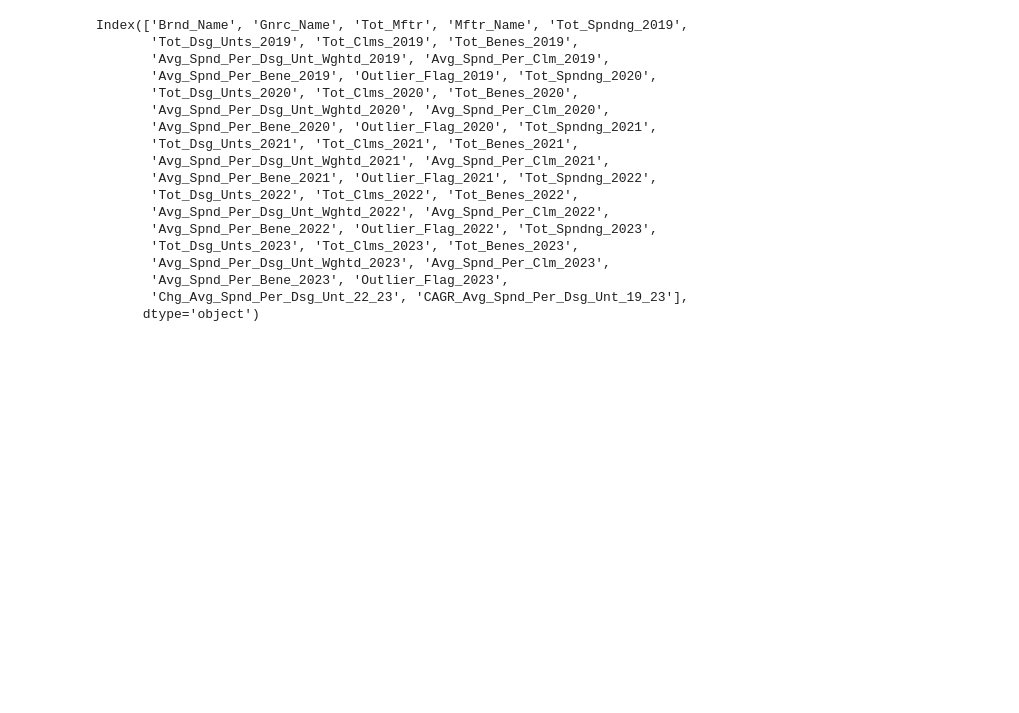
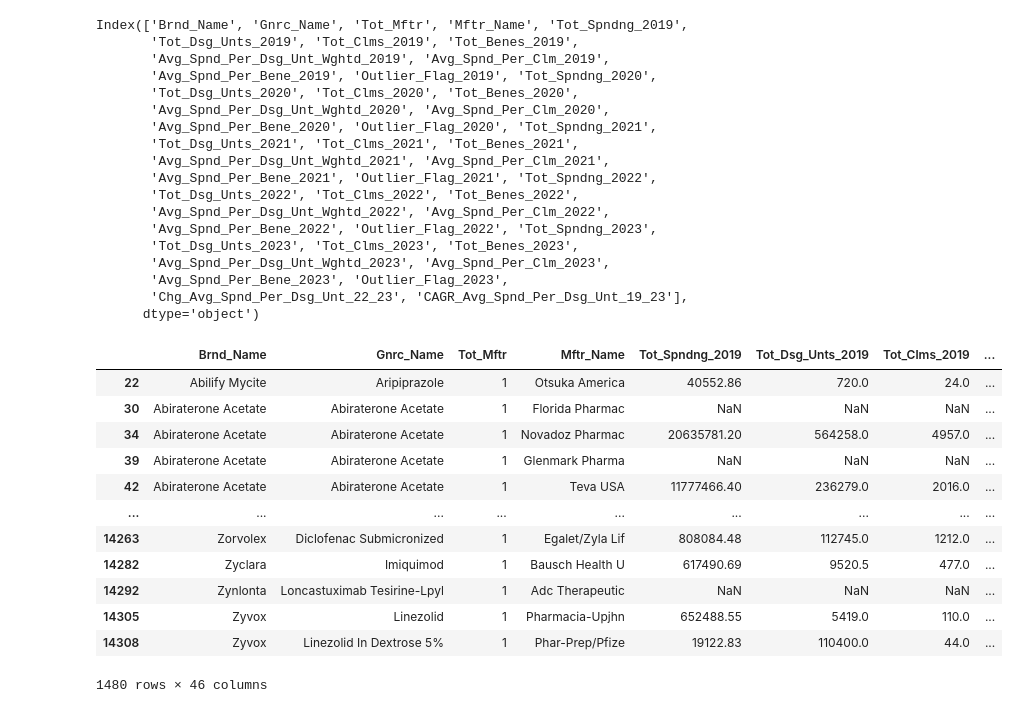
Before and after one commit to spyan27/ds4200_project, a Jupyter notebook: test.ipynb, the cells around one changed output. Drawn from its saved outputs; the diff is of its cells as text; code cells hidden in the pictures; blank space fills up the shorter version.

```diff
--- a/test.ipynb
+++ b/test.ipynb
@@ -62,3 +62,22 @@ fig.update_layout(
 fig.show()
 # %%
 # --- make a stacked bar chart for 2nd viz?
+# %%
+#first remove NaN values
+outlier_23_df = outlier_23_df.dropna(subset=['Mftr_Name']) # remove NaN values in Mftr_Name column
+outlier_23_df = outlier_23_df[outlier_23_df['Mftr_Name'] != 'Overall'] # remove rows where Mftr_Name is 'Overall'
+outlier_23_df
+# %% [output]
+|  | Brnd_Name | Gnrc_Name | Tot_Mftr | Mftr_Name | Tot_Spndng_2019 | Tot_Dsg_Unts_2019 | Tot_Clms_2019 | ... |
+| 22 | Abilify Mycite | Aripiprazole | 1 | Otsuka America | 40552.86 | 720.0 | 24.0 | ... |
+| 30 | Abiraterone Acetate | Abiraterone Acetate | 1 | Florida Pharmac | NaN | NaN | NaN | ... |
+| 34 | Abiraterone Acetate | Abiraterone Acetate | 1 | Novadoz Pharmac | 20635781.20 | 564258.0 | 4957.0 | ... |
+| 39 | Abiraterone Acetate | Abiraterone Acetate | 1 | Glenmark Pharma | NaN | NaN | NaN | ... |
+| 42 | Abiraterone Acetate | Abiraterone Acetate | 1 | Teva USA | 11777466.40 | 236279.0 | 2016.0 | ... |
+| ... | ... | ... | ... | ... | ... | ... | ... | ... |
+| 14263 | Zorvolex | Diclofenac Submicronized | 1 | Egalet/Zyla Lif | 808084.48 | 112745.0 | 1212.0 | ... |
+| 14282 | Zyclara | Imiquimod | 1 | Bausch Health U | 617490.69 | 9520.5 | 477.0 | ... |
+| 14292 | Zynlonta | Loncastuximab Tesirine-Lpyl | 1 | Adc Therapeutic | NaN | NaN | NaN | ... |
+| 14305 | Zyvox | Linezolid | 1 | Pharmacia-Upjhn | 652488.55 | 5419.0 | 110.0 | ... |
+| 14308 | Zyvox | Linezolid In Dextrose 5% | 1 | Phar-Prep/Pfize | 19122.83 | 110400.0 | 44.0 | ... |
+1480 rows × 46 columns
```
Also changed, not shown: parts of 1 cell of this notebook.
